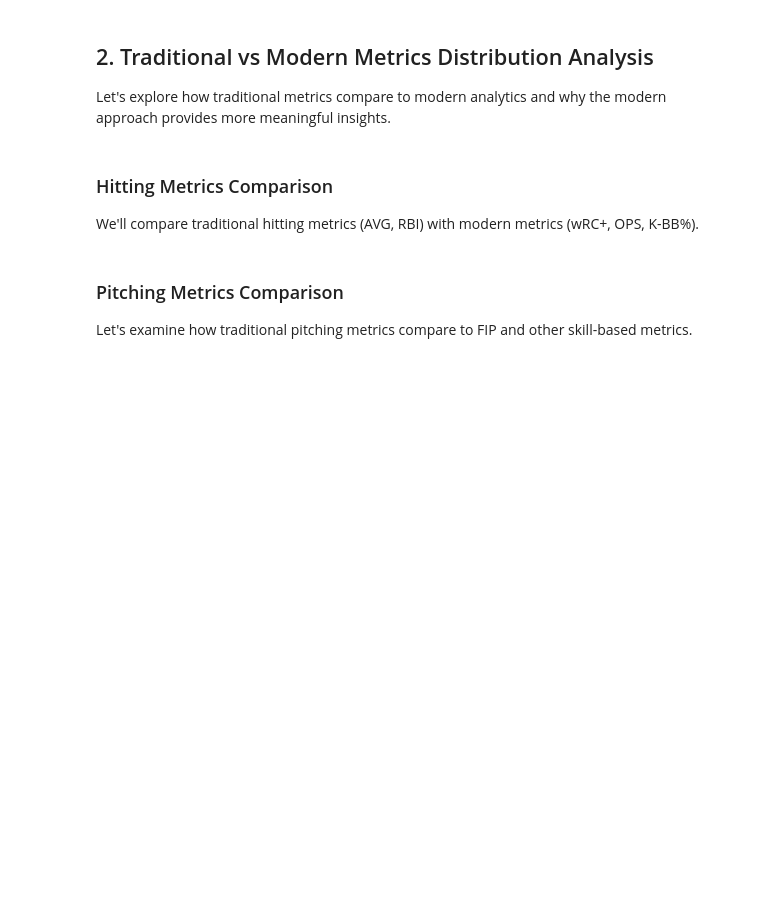
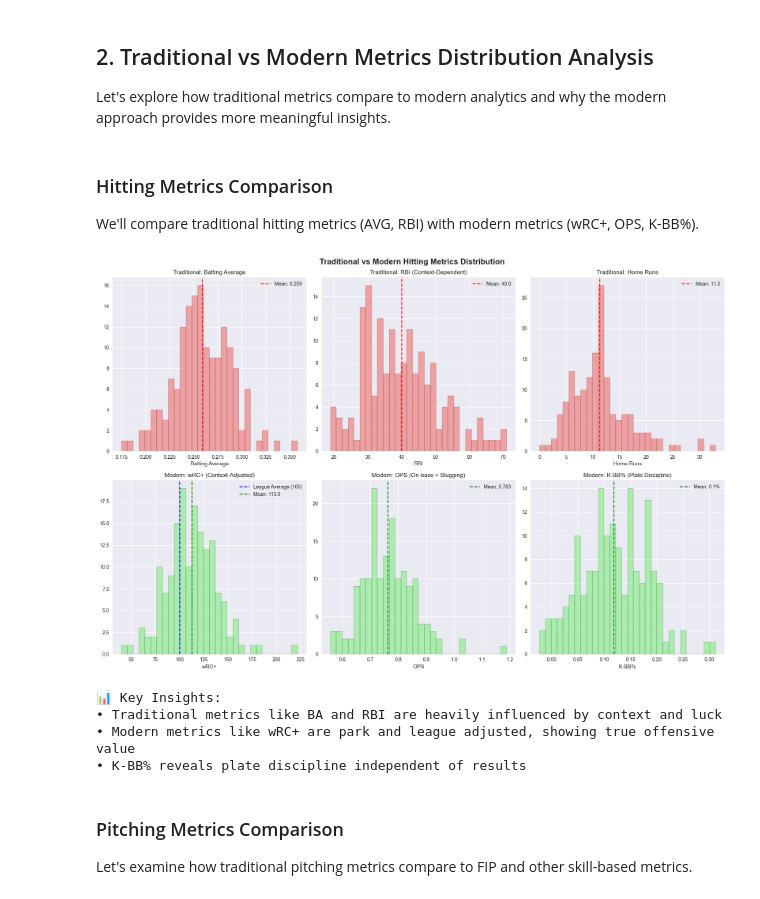
Before and after one commit to SpaceRangerWes/baseball_stats, a Jupyter notebook: notebooks/analytics_overview.ipynb, the cells around one changed output. Cells and saved outputs as stored; diff of their text form; code cells hidden in the pictures; blank space fills up the shorter version.

```diff
--- a/notebooks/analytics_overview.ipynb
+++ b/notebooks/analytics_overview.ipynb
@@ -112,59 +143,65 @@ fig, axes = plt.subplots(2, 3, figsize=(18, 12))
 fig.suptitle('Traditional vs Modern Hitting Metrics Distribution', fontsize=16, fontweight='bold')
 
 # Traditional metrics
-if 'AVG' in hitting_2024.columns:
-    axes[0, 0].hist(hitting_2024['AVG'], bins=30, alpha=0.7, color='lightcoral', edgecolor='black')
+if 'AVG' in hitting_2025.columns:
+    axes[0, 0].hist(hitting_2025['AVG'], bins=30, alpha=0.7, color='lightcoral', edgecolor='black')
     axes[0, 0].set_title('Traditional: Batting Average')
     axes[0, 0].set_xlabel('Batting Average')
-    axes[0, 0].axvline(hitting_2024['AVG'].mean(), color='red', linestyle='--', label=f'Mean: {hitting_2024["AVG"].mean():.3f}')
+    axes[0, 0].axvline(hitting_2025['AVG'].mean(), color='red', linestyle='--', label=f'Mean: {hitting_2025["AVG"].mean():.3f}')
     axes[0, 0].legend()
 
-if 'RBI' in hitting_2024.columns:
-    axes[0, 1].hist(hitting_2024['RBI'], bins=30, alpha=0.7, color='lightcoral', edgecolor='black')
+if 'RBI' in hitting_2025.columns:
+    axes[0, 1].hist(hitting_2025['RBI'], bins=30, alpha=0.7, color='lightcoral', edgecolor='black')
     axes[0, 1].set_title('Traditional: RBI (Context-Dependent)')
     axes[0, 1].set_xlabel('RBI')
-    axes[0, 1].axvline(hitting_2024['RBI'].mean(), color='red', linestyle='--', label=f'Mean: {hitting_2024["RBI"].mean():.1f}')
+    axes[0, 1].axvline(hitting_2025['RBI'].mean(), color='red', linestyle='--', label=f'Mean: {hitting_2025["RBI"].mean():.1f}')
     axes[0, 1].legend()
 
-if 'HR' in hitting_2024.columns:
-    axes[0, 2].hist(hitting_2024['HR'], bins=30, alpha=0.7, color='lightcoral', edgecolor='black')
+if 'HR' in hitting_2025.columns:
+    axes[0, 2].hist(hitting_2025['HR'], bins=30, alpha=0.7, color='lightcoral', edgecolor='black')
     axes[0, 2].set_title('Traditional: Home Runs')
     axes[0, 2].set_xlabel('Home Runs')
-    axes[0, 2].axvline(hitting_2024['HR'].mean(), color='red', linestyle='--', label=f'Mean: {hitting_2024["HR"].mean():.1f}')
+    axes[0, 2].axvline(hitting_2025['HR'].mean(), color='red', linestyle='--', label=f'Mean: {hitting_2025["HR"].mean():.1f}')
     axes[0, 2].legend()
 
 # Modern metrics
-if 'wRC+' in hitting_2024.columns:
-    axes[1, 0].hist(hitting_2024['wRC+'], bins=30, alpha=0.7, color='lightgreen', edgecolor='black')
+if 'wRC+' in hitting_2025.columns:
+    axes[1, 0].hist(hitting_2025['wRC+'], bins=30, alpha=0.7, color='lightgreen', edgecolor='black')
     axes[1, 0].set_title('Modern: wRC+ (Context-Adjusted)')
     axes[1, 0].set_xlabel('wRC+')
     axes[1, 0].axvline(100, color='blue', linestyle='--', label='League Average (100)')
-    axes[1, 0].axvline(hitting_2024['wRC+'].mean(), color='green', linestyle='--', label=f'Mean: {hitting_2024["wRC+"].mean():.1f}')
+    axes[1, 0].axvline(hitting_2025['wRC+'].mean(), color='green', linestyle='--', label=f'Mean: {hitting_2025["wRC+"].mean():.1f}')
     axes[1, 0].legend()
 
-if 'OPS' in hitting_2024.columns:
-    axes[1, 1].hist(hitting_2024['OPS'], bins=30, alpha=0.7, color='lightgreen', edgecolor='black')
+if 'OPS' in hitting_2025.columns:
+    axes[1, 1].hist(hitting_2025['OPS'], bins=30, alpha=0.7, color='lightgreen', edgecolor='black')
     axes[1, 1].set_title('Modern: OPS (On-base + Slugging)')
     axes[1, 1].set_xlabel('OPS')
-    axes[1, 1].axvline(hitting_2024['OPS'].mean(), color='green', linestyle='--', label=f'Mean: {hitting_2024["OPS"].mean():.3f}')
+    axes[1, 1].axvline(hitting_2025['OPS'].mean(), color='green', linestyle='--', label=f'Mean: {hitting_2025["OPS"].mean():.3f}')
     axes[1, 1].legend()
 
 # Calculate K-BB% if not present
-if 'K%' in hitting_2024.columns and 'BB%' in hitting_2024.columns:
-    hitting_2024['K-BB%'] = hitting_2024['K%'] - hitting_2024['BB%']
-    axes[1, 2].hist(hitting_2024['K-BB%'], bins=30, alpha=0.7, color='lightgreen', edgecolor='black')
+if 'K%' in hitting_2025.columns and 'BB%' in hitting_2025.columns:
+    hitting_2025['K-BB%'] = hitting_2025['K%'] - hitting_2025['BB%']
+    axes[1, 2].hist(hitting_2025['K-BB%'], bins=30, alpha=0.7, color='lightgreen', edgecolor='black')
     axes[1, 2].set_title('Modern: K-BB% (Plate Discipline)')
     axes[1, 2].set_xlabel('K-BB%')
-    axes[1, 2].axvline(hitting_2024['K-BB%'].mean(), color='green', linestyle='--', label=f'Mean: {hitting_2024["K-BB%"].mean():.1f}%')
+    axes[1, 2].axvline(hitting_2025['K-BB%'].mean(), color='green', linestyle='--', label=f'Mean: {hitting_2025["K-BB%"].mean():.1f}%')
     axes[1, 2].legend()
 
 plt.tight_layout()
 plt.show()
 
 print("\n📊 Key Insights:")
 print("• Traditional metrics like BA and RBI are heavily influenced by context and luck")
 print("• Modern metrics like wRC+ are park and league adjusted, showing true offensive value")
 print("• K-BB% reveals plate discipline independent of results")
+# %% [output]
+[figure, added]
+📊 Key Insights:
+• Traditional metrics like BA and RBI are heavily influenced by context and luck
+• Modern metrics like wRC+ are park and league adjusted, showing true offensive value
+• K-BB% reveals plate discipline independent of results
 # %% [markdown]
 ### Pitching Metrics Comparison
 
```
Also changed, not shown: parts of 17 cells of this notebook.
